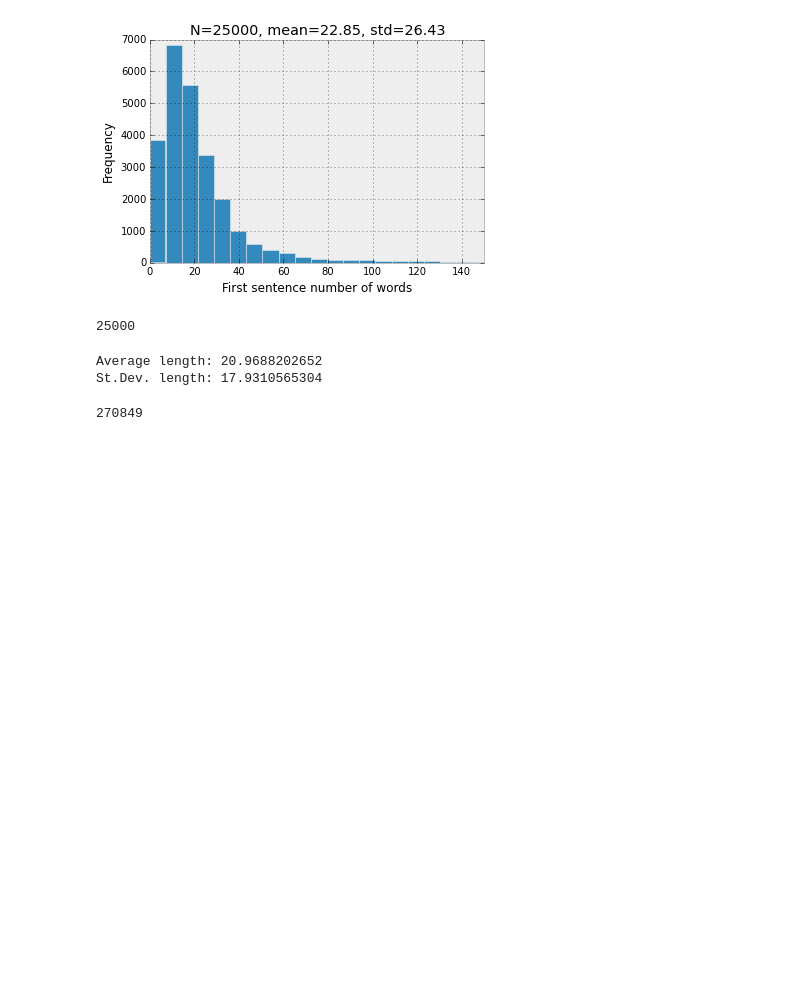
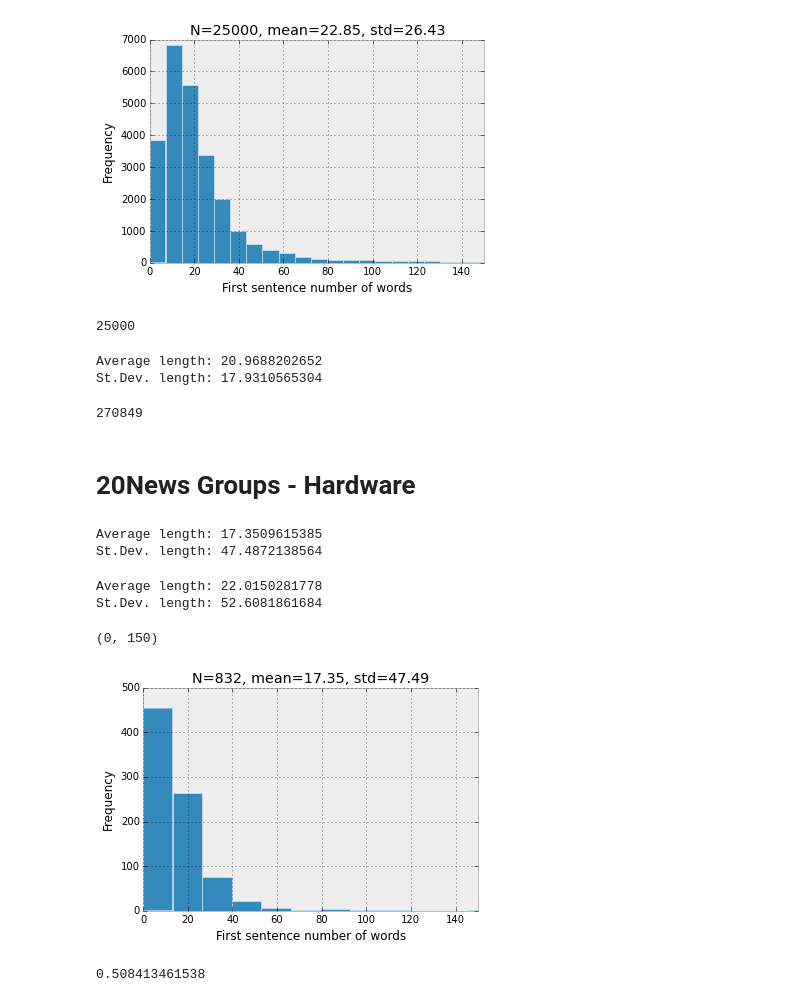
Before and after one commit to mramire8/notebooks, a Jupyter notebook: data_stats.ipynb, the cells around one changed output. Cells and saved outputs as stored; diff of their text form; code cells hidden in the pictures; blank space fills up the shorter version.

```diff
--- a/data_stats.ipynb
+++ b/data_stats.ipynb
@@ -27,7 +33,7 @@ vct = exputil.get_vectorizer({'vectorizer':"tfidf", 'limit':None, 'min_size':Non
 # Sentence tokenizers
 sent_tk = nltk.data.load('tokenizers/punkt/english.pickle')
 
-def load_data(dataname, path):
+def load_data(dataname, path, categories=None):
     import pickle
 
     DATA_PKL = path + '/data.pkl'
@@ -36,7 +42,7 @@ def load_data(dataname, path):
         vct, data = pickle.load(open(DATA_PKL, 'rb'))
     else:
         vct = exputil.get_vectorizer({'vectorizer':"tfidf", 'limit':None, 'min_size':None})
-        data = datautil.load_dataset(dataname, path, categories=None, rnd=5463, shuffle=True)
+        data = datautil.load_dataset(dataname, path, categories=categories, rnd=5463, shuffle=True)
         data.train.data = np.array(data.train.data, dtype=object)
         data.test.data = np.array(data.test.data, dtype=object)
         data.train.bow = vct.fit_transform(data.train.data)
@@ -130,3 +138,36 @@ St.Dev. length: 17.9310565304
 print len(sent_x)
 # %% [output]
 270849
+# %% [markdown]
+# 20News Groups - Hardware
+# %%
+hardware, vct2 = load_data('20news', '.', 'hardware')
+tkr = vct2.build_tokenizer()
+sent = sent_tk.tokenize_sents(hardware.train.data)
+first1 = [len(tkr(x[0])) for x in sent]
+print "Average length: %s" % np.mean(first1)
+print "St.Dev. length: %s" % np.std(first1)
+# %% [output]
+Average length: 17.3509615385
+St.Dev. length: 47.4872138564
+# %%
+sent_x, sent_y = _sentences(hardware.train.data, hardware.train.target, sent_tk)
+sizes =  [len(tkr(x)) for x in sent_x]
+print "Average length: %s" % np.mean(sizes)
+print "St.Dev. length: %s" % np.std(sizes)
+# %% [output]
+Average length: 22.0150281778
+St.Dev. length: 52.6081861684
+# %%
+p = plt.hist(first1, bins=100, label='first1')
+plt.xlabel('First sentence number of words')
+plt.ylabel('Frequency')
+plt.title("N=%s, mean=%.2f, std=%.2f" % (len(first1), np.mean(first1),np.std(first1)))
+plt.xlim([0,150])
+# %% [output]
+(0, 150)
+[figure, added]
+# %%
+print 1. * hardware.train.target.sum() / hardware.train.target.shape[0]
+# %% [output]
+0.508413461538
```
Also changed, not shown: parts of 9 cells of this notebook, 1 other file.
